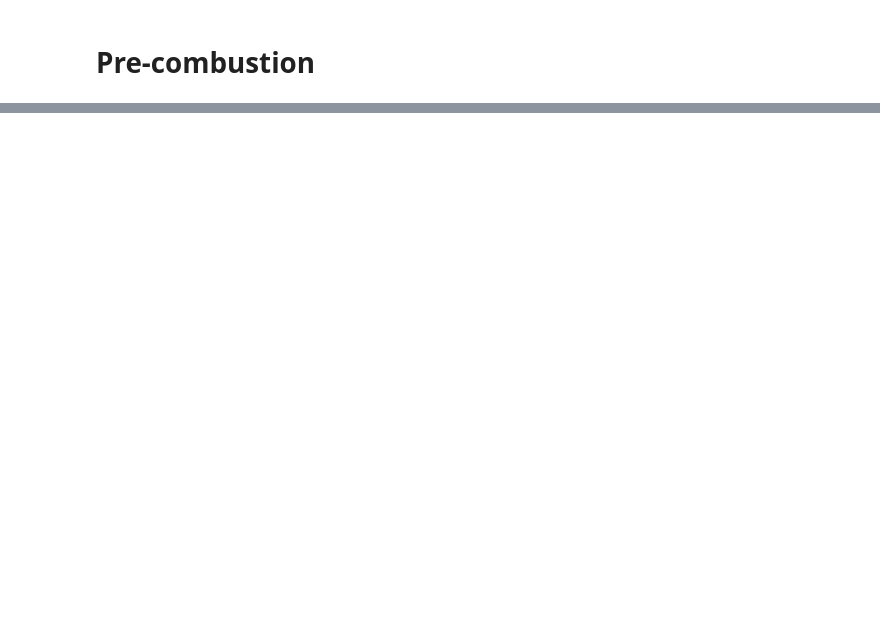
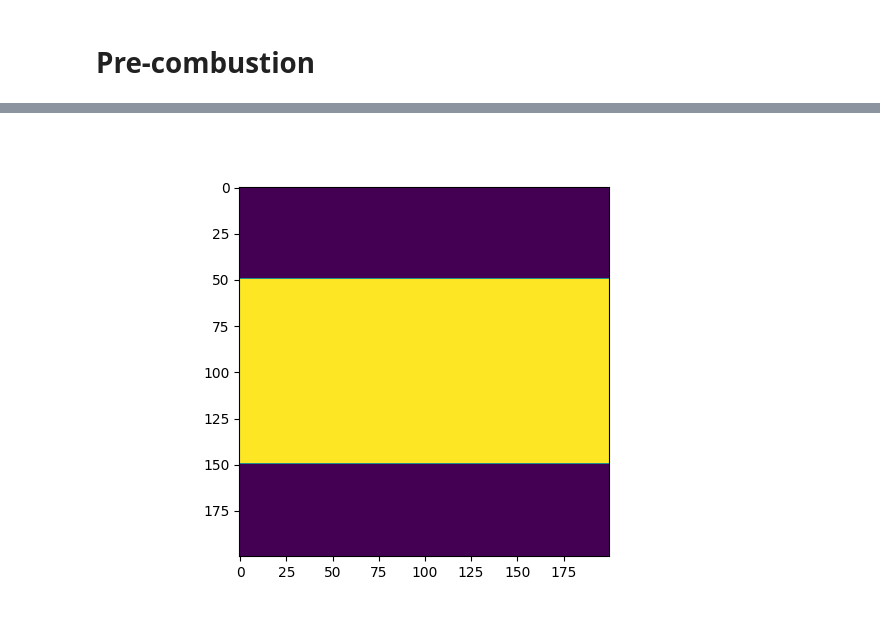
Before and after one commit to SaschaRienaecker/combustion, a Jupyter notebook: 05.00_BigMamaVisualization.ipynb, the cells around one changed output, grey strips where cells are left out. Drawn from its saved outputs; the diff is of its cells as text; code cells hidden in the pictures; blank space fills up the shorter version.

```diff
--- a/05.00_BigMamaVisualization.ipynb
+++ b/05.00_BigMamaVisualization.ipynb
@@ -348,0 +394,87 @@ AttributeError: 'list' object has no attribute 'flatten'
+# %%
+%matplotlib widget
+import matplotlib.pyplot as plt
+import numpy as np
+from numba import jit
+from numpy import sin, pi
+from pathlib import Path
+
+%reload_ext autoreload
+%aimport Funcs
+%aimport visualization
+%aimport species_transport
+%aimport parameters
+from parameters import *
+from fluid_flow import dt_fluid_flow
+from visualization import plot_species_overview, plot_velocity_vector_field
+from species_transport import evolve_species, set_up_T, species_names
+from Funcs import metric_L0, metric_RMS
+from species_transport import get_dt_chem
+import matplotlib.pyplot as plt
+import numpy as np
+from numba import jit
+from numpy import sin, pi
+from pathlib import Path
+
+%reload_ext autoreload
+%aimport visualization
+%aimport species_transport
+%aimport parameters
+from parameters import *
+from fluid_flow import dt_fluid_flow
+from visualization import plot_species_overview, plot_velocity_vector_field
+from species_transport import evolve_species
+from species_transport import compute_Y_combustion, save_Y_T, load_Y_T, get_dt_chem
+import time
+
+# N = 200
+# dx, dy, Ns_c, Nc_lw = parameters.set_resolution(N,N)
+# dt = dt_fluid_flow(dx, Fo=0.3)
+# dt
+# dt_chem = get_dt_chem(N)
+# t = 0.001
+# N_loop=50
+# t_measure = t/N_loop
+# Nt = int(t_measure/dt)
+# print(Nt,dt,dt/dt_chem)
+# data_vel = Path('data/vel_field/test0') / 'UVP_N{}.npy'.format(N,N)
+# u,v,_ = np.load(data_vel)
+# data_sp = Path('data/species/test0') / 'N{}.npy'.format(N,N)
+# species_data = np.load(data_sp)
+# Y = species_data[:-1,:, :]
+# T = species_data[-1, :, :]
+# T = set_up_T(N,N, dy, smooth=False)
+# M=N
+
+N = 200
+dx, dy, Ns_c, Nc_lw = parameters.set_resolution(N,N)
+dt = dt_fluid_flow(dx, Fo=0.3 * 0.5)
+data_vel = Path('data/vel_field/test0') / 'UVP_N{}.npy'.format(N)
+u,v,_ = np.load(data_vel)
+data_sp = Path('data/species_ignited/test0') / 'N{}.npy'.format(N)
+Y,T = load_Y_T(data_sp)
+t = 0.005
+N_loop=50
+t_measure = t/N_loop
+Nt = int(t_measure/dt)
+dt_chem = get_dt_chem(N)
+print(dt_chem)
+print(Nt,dt,dt/dt_chem)
+
+plt.imshow(T.T)
+def update(frame):
+    global Y,T
+    # ln[1].set_data(V[frame].T**2+U[frame].T**2)
+    N_leap=1
+    for i in range(N_leap):
+        Y, _ = evolve_species(Nt, Y, T, dt, u, v, dx, dy, Ns_c, Nc_lw, chem=True, dt_chem=(dt_chem), evolve_T=True)
+    for i in range(5):
+        im[i].set_array(Y[i].T)
+        im[i].set_clim(vmin=0,vmax=np.max(Y[i].T))
+    im[5].set_array(T.T)
+    im[5].set_clim(vmin=0,vmax=np.max(T.T))
+    im[-1].set_text('Combustion Simulation {}x{}\n(CCombustion with dynamic temperature) \n time={:5.2f}ms'.format(N,N,t_measure*frame*N_leap*1e3))
+    if frame*N_leap%1==0:
+        print("frame:{:04d}".format(frame*N_leap))
+    return im
+# %% [output]
@@ -348,0 +483 @@ AttributeError: 'list' object has no attribute 'flatten'
+[figure, added]
```
Also changed, not shown: parts of 21 cells of this notebook.
